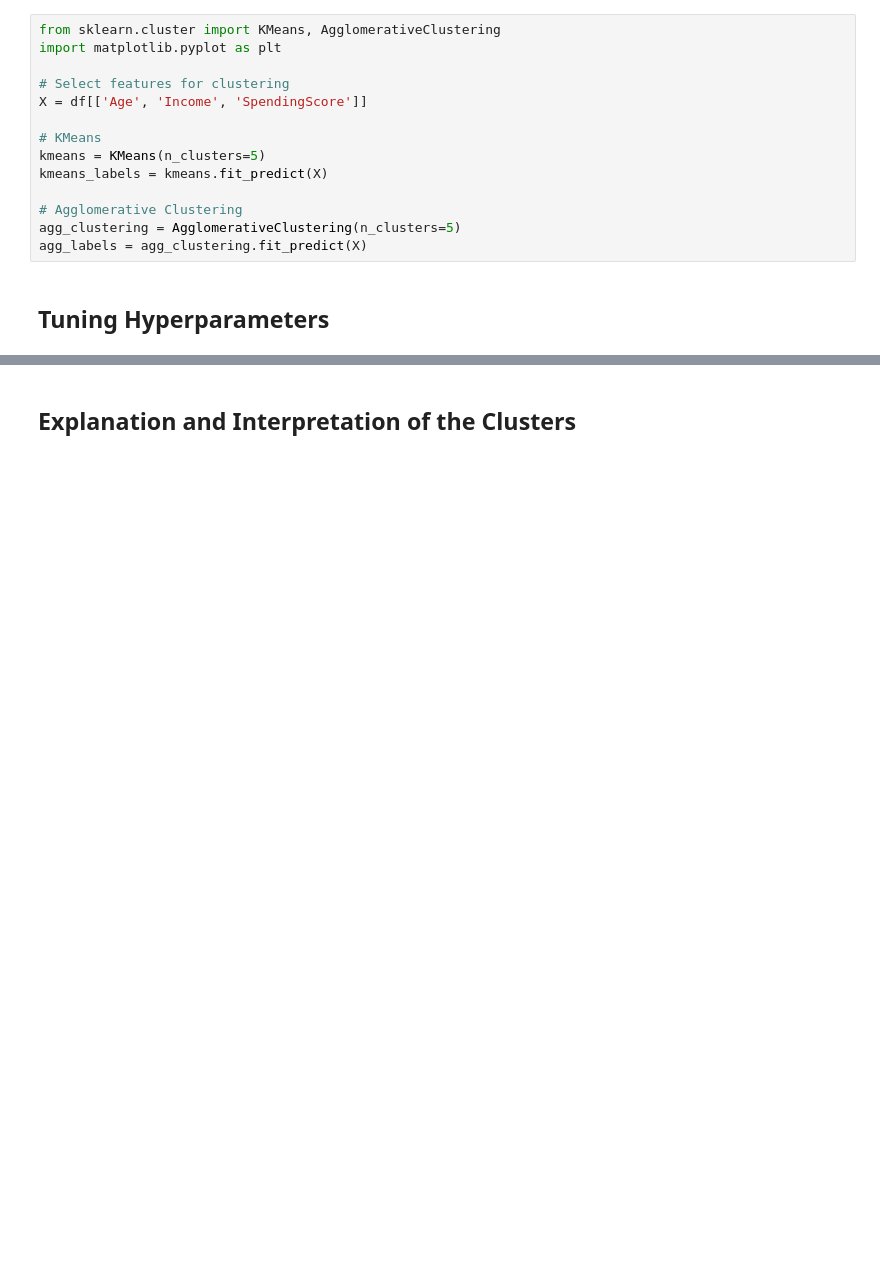
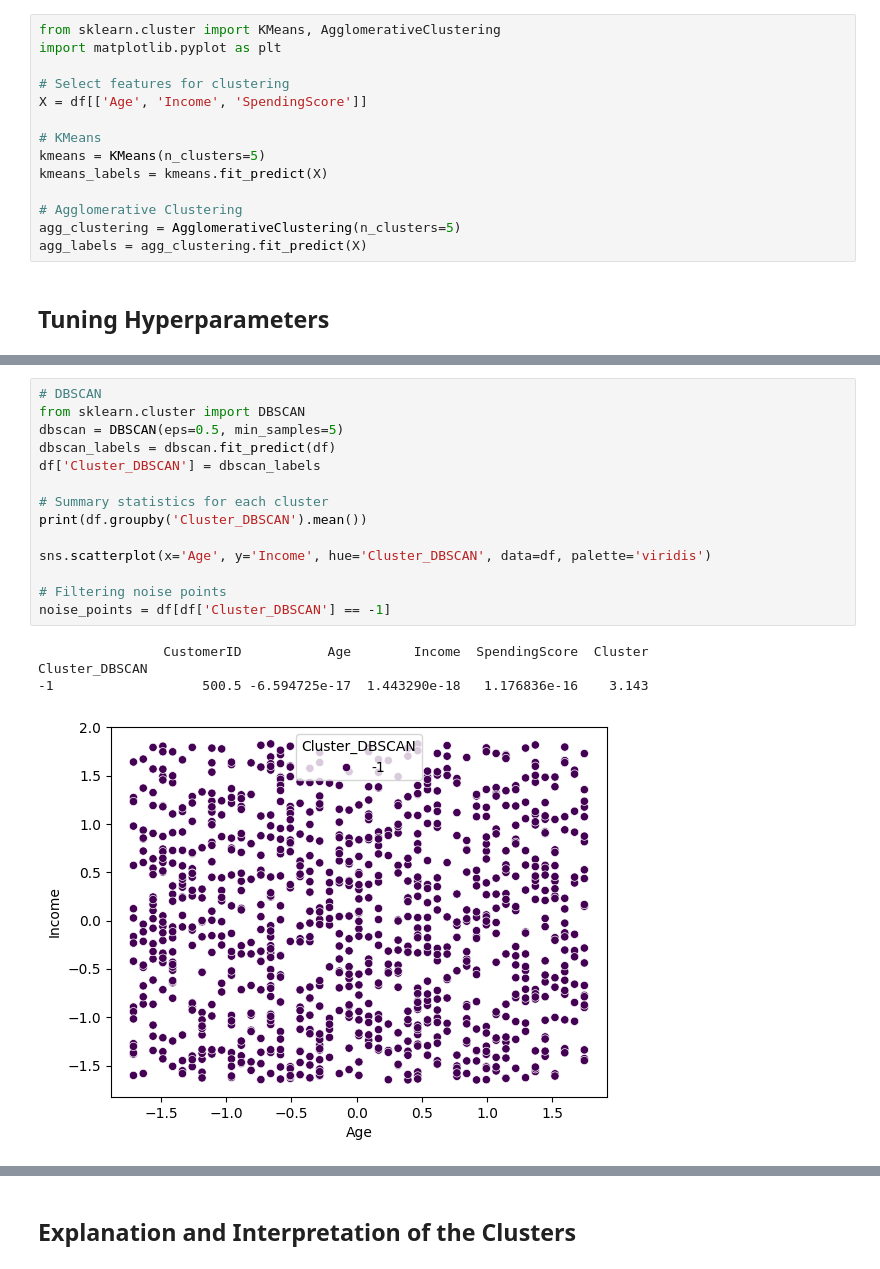
Before and after one commit to rameenq/Customer-Segmentation-App, a Jupyter notebook: notebooks/Customer_Segmentation_Exploratory_Analysis.ipynb, the cells around one changed output, grey strips where cells are left out. Saved outputs shown, nothing was run; the diff lists cells and outputs as text; blank space fills up the shorter version.

```diff
--- a/notebooks/Customer_Segmentation_Exploratory_Analysis.ipynb
+++ b/notebooks/Customer_Segmentation_Exploratory_Analysis.ipynb
@@ -75,0 +143,19 @@ plt.show()
+# %%
+# DBSCAN
+from sklearn.cluster import DBSCAN
+dbscan = DBSCAN(eps=0.5, min_samples=5)
+dbscan_labels = dbscan.fit_predict(df)
+df['Cluster_DBSCAN'] = dbscan_labels
+
+# Summary statistics for each cluster
+print(df.groupby('Cluster_DBSCAN').mean())
+
+sns.scatterplot(x='Age', y='Income', hue='Cluster_DBSCAN', data=df, palette='viridis')
+
+# Filtering noise points
+noise_points = df[df['Cluster_DBSCAN'] == -1]
+# %% [output]
+                CustomerID           Age        Income  SpendingScore  Cluster
+Cluster_DBSCAN
+-1                   500.5 -6.594725e-17  1.443290e-18   1.176836e-16    3.143
+[figure, added]
```
Also changed, not shown: parts of 9 cells of this notebook.
